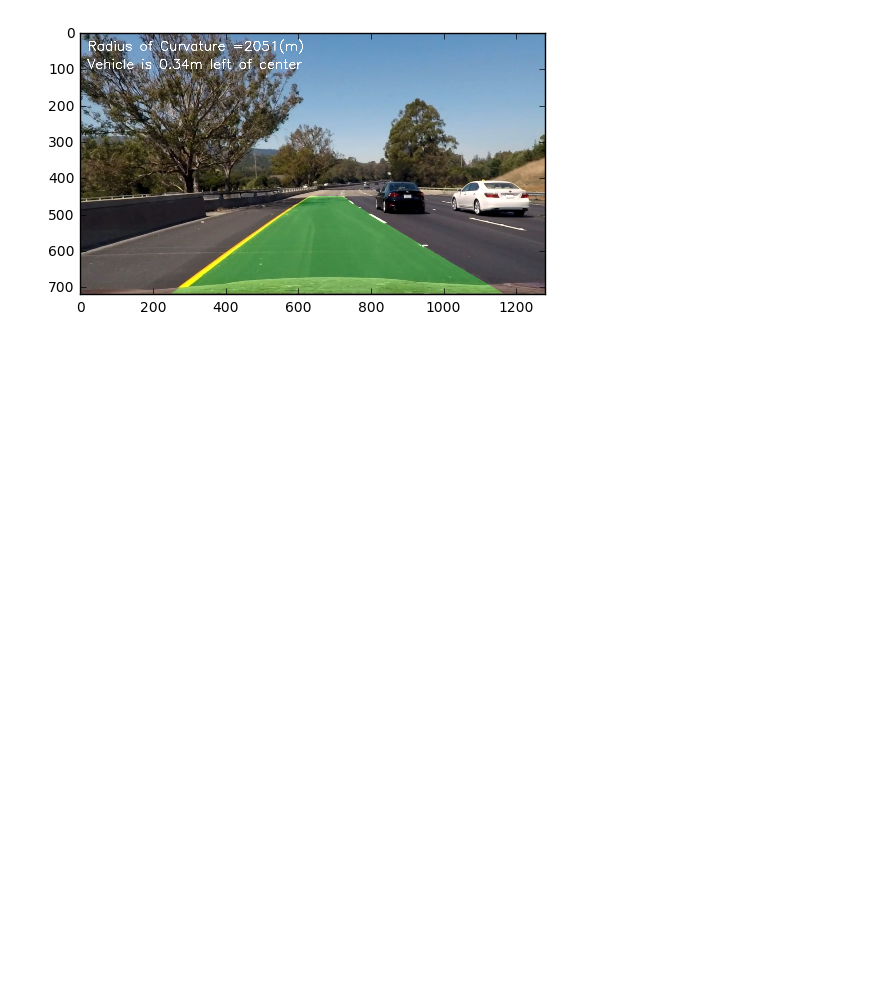
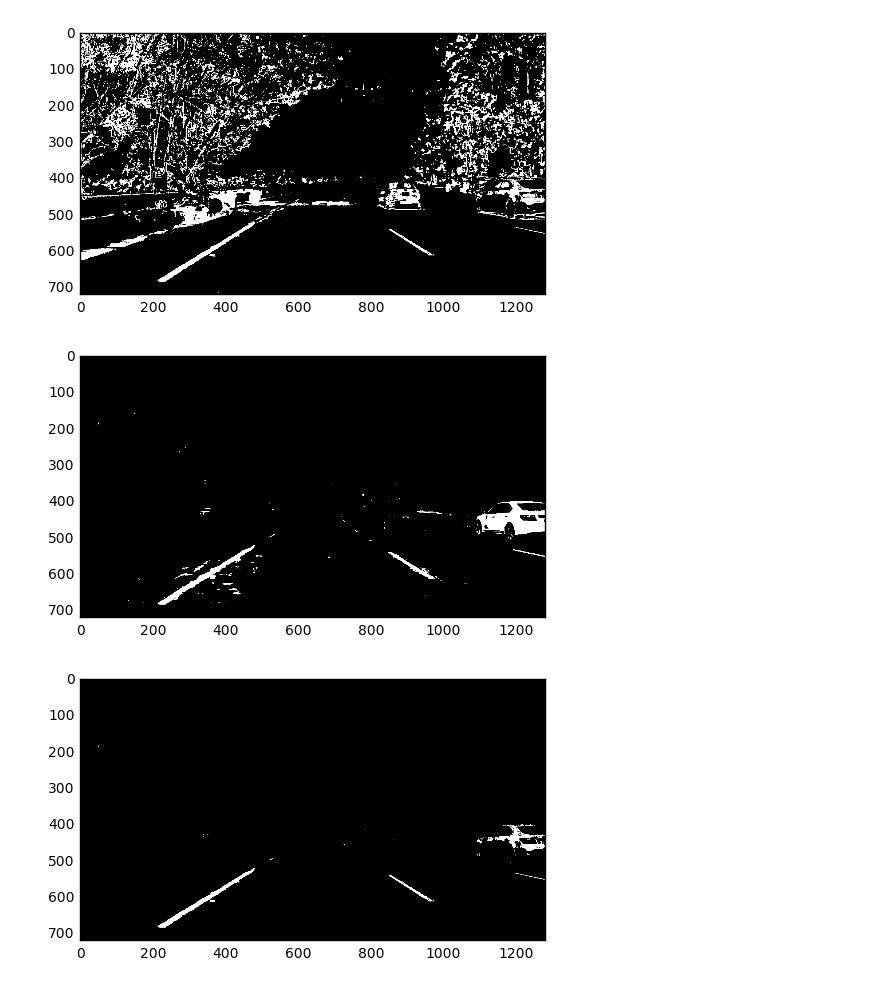
Before and after one commit to soon-yau/SDCND_Term1, a Jupyter notebook: CarND-Advanced-Lane-Lines/advanced_lane_finding.ipynb, the cells around one changed output. Drawn from its saved outputs; the diff is of its cells as text; code cells hidden in the pictures; blank space fills up the shorter version.

```diff
--- a/CarND-Advanced-Lane-Lines/advanced_lane_finding.ipynb
+++ b/CarND-Advanced-Lane-Lines/advanced_lane_finding.ipynb
@@ -21,11 +47,22 @@ def color_thresh(img, thresh=(0,255)):
 
     # Color threshold to isolate yellow and white
     s_binary=np.zeros_like(s)
-    s_binary[[((s>thresh[0]) & (s<thresh[1]))]]=1
+    s_binary[[((s>=thresh[0]) & (s<=thresh[1]))]]=1
 
     #plt.imshow(np.dstack((255*s_binary,np.zeros_like(s), s)))
     #plt.show()
     return (s_binary)
+
+def r_color_thresh(img, thresh=(0,255)):
+    r=img[:,:,0]
+
+    # Color threshold to isolate yellow and white
+    r_binary=np.zeros_like(r)
+    r_binary[[((r>=thresh[0]) & (r<=thresh[1]))]]=1
+
+    #plt.imshow(np.dstack((255*s_binary,np.zeros_like(s), s)))
+    #plt.show()
+    return (r_binary)
 # %%
 def abs_sobel_thresh(gray, orient='x', sobel_kernel=3, thresh=(0,255)):
 
@@ -409,11 +486,34 @@ def process_image(img, dbg=False):
         plt.imshow(result)
         plt.show()
     return result
-# %%
-img_path=os.getcwd()+'/test_images/'
-img=mpimg.imread(img_path+'test6.jpg')
-ret_img=process_image(img, dbg=False)
-plt.imshow(ret_img)
-plt.show()
-# %% [output]
-[figure, removed]
+# %%
+img_path=os.getcwd()+'/test_images/'
+img=mpimg.imread(img_path+'test5.jpg')
+
+# S channel in HLS
+s=color_thresh(img, thresh=(120,255))
+
+plt.imshow(s,cmap='gray')
+plt.show()
+
+
+# R channnel in RGB
+r=img[:,:,0]
+# Color threshold to isolate yellow and white
+r_binary=np.zeros_like(r)
+r_binary[[((r>=200) & (r<=255))]]=1
+
+plt.imshow(r_binary,cmap='gray')
+plt.show()
+
+
+
+
+s_plus_r=np.zeros_like(r)
+s_plus_r[(r_binary==1) & (s==1)] = 1
+plt.imshow(s_plus_r.astype(np.uint8),cmap='gray')
+plt.show()
+# %% [output]
+[figure, added]
+[figure, added]
+[figure, added]
```
Also changed, not shown: parts of 10 cells of this notebook, 1 other file.
